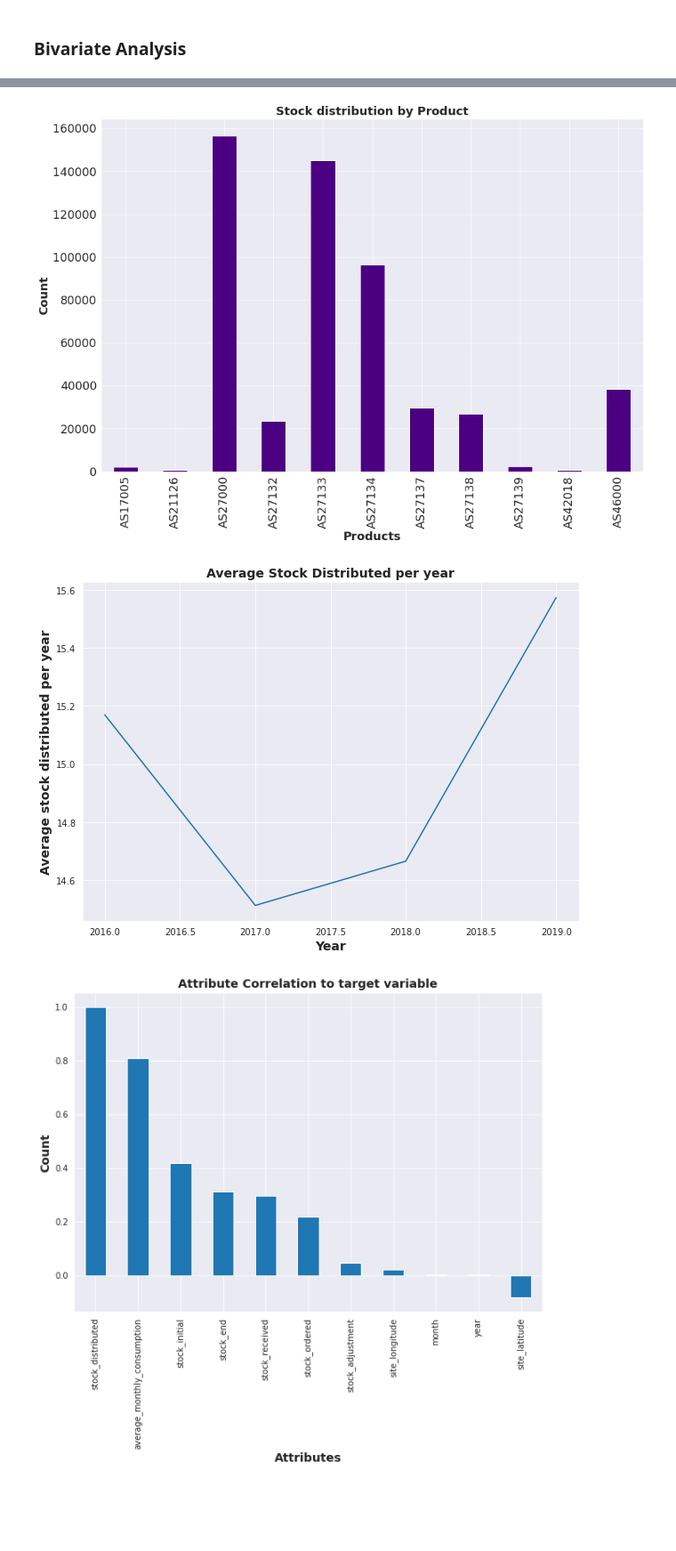
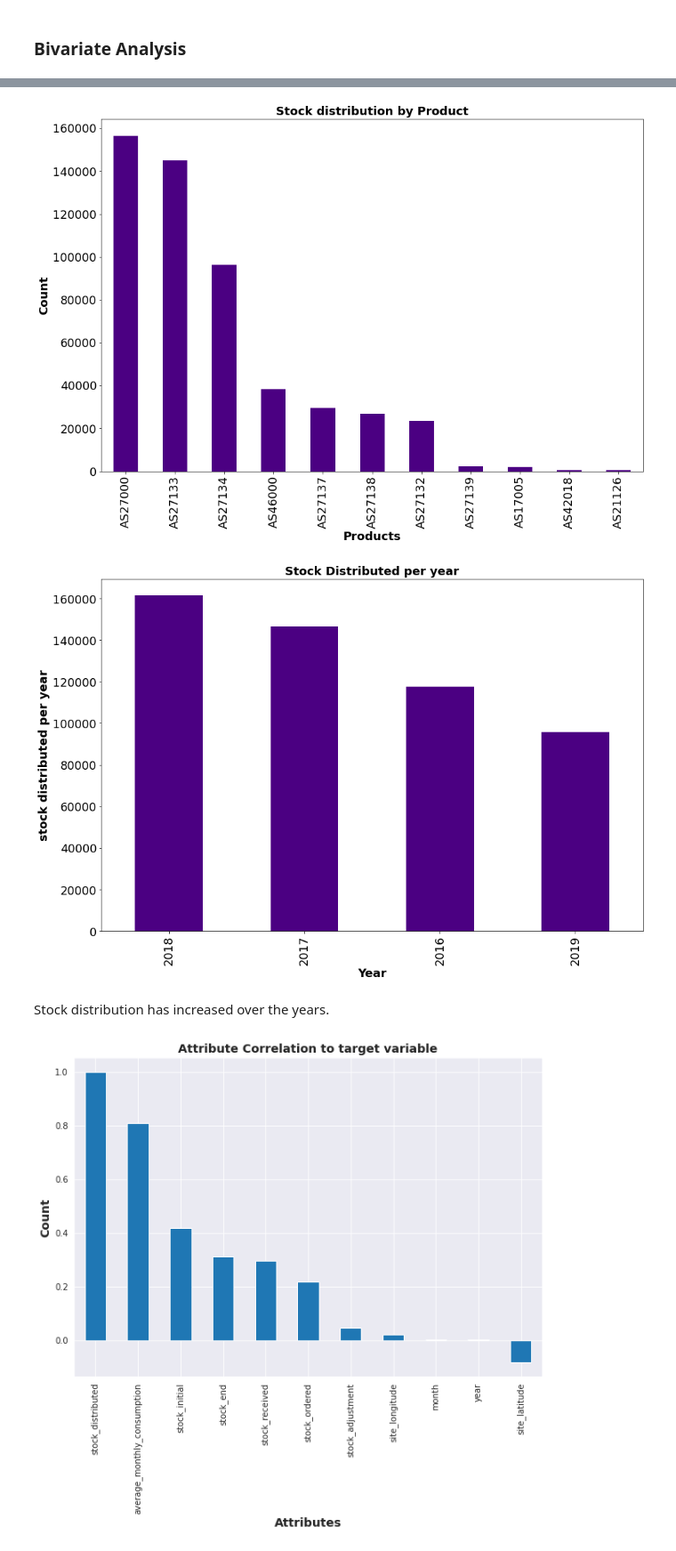
Before and after one commit to BrendaChepkoech/Intelligent-Forecasting-Challenge, a Jupyter notebook: Capstone_Project_1_0.ipynb, the cells around one changed output, grey strips where cells are left out. Shown at 89% size. Saved outputs shown, nothing was run; the diff lists cells and outputs as text; code cells hidden in the pictures; blank space fills up the shorter version.

```diff
--- a/Capstone_Project_1_0.ipynb
+++ b/Capstone_Project_1_0.ipynb
@@ -343,26 +343,26 @@ plt.show()
 # %%
 #Plotting stock distribution by product code
 fontsize = 18
-region = train.groupby('product_code')['stock_distributed'].sum()
+region = train.groupby('product_code')['stock_distributed'].sum().sort_values(ascending=False)
 region.plot(kind='bar', figsize=(15,10), color="indigo", fontsize= fontsize);
 plt.title('Stock distribution by Product' ,weight ='bold',fontsize= fontsize)
 plt.xlabel('Products' ,weight='bold',fontsize= fontsize)
 plt.ylabel('Count', weight= 'bold',fontsize= fontsize)
 plt.show()
 # %% [output]
-[figure, old version]
+[figure, new version]
 # %%
-#Plotting stock ditribution per year
-plt.figure(figsize=(10,7))
-fontsize = 14
-g = train_eda.groupby('year')['stock_distributed'].mean().reset_index(name = 'average stock distributed per year')
-sns.lineplot(x = 'year', data = g, y='average stock distributed per year')
-plt.title('Average Stock Distributed per year',weight ='bold',fontsize= fontsize)
+#Finding the monthly stock distribution with respect to each year:
+stock_distributed_monthly = train.groupby(['year']).stock_distributed.sum().sort_values(ascending=False)
+stock_distributed_monthly.plot(kind='bar', figsize=(15,10), color="indigo", fontsize= fontsize)
+plt.title('Stock Distributed per year',weight ='bold',fontsize= fontsize)
 plt.xlabel('Year',weight ='bold',fontsize= fontsize)
-plt.ylabel('Average stock distributed per year',weight ='bold',fontsize= fontsize)
+plt.ylabel('stock distributed per year',weight ='bold',fontsize= fontsize)
 plt.show()
 # %% [output]
-[figure, old version]
+[figure, new version]
+# %% [markdown]
+Stock distribution has increased over the years.
 # %%
 #plotting attribute correlation to traget variable
 fontsize = 14
```
Also changed, not shown: parts of 7 cells of this notebook.
